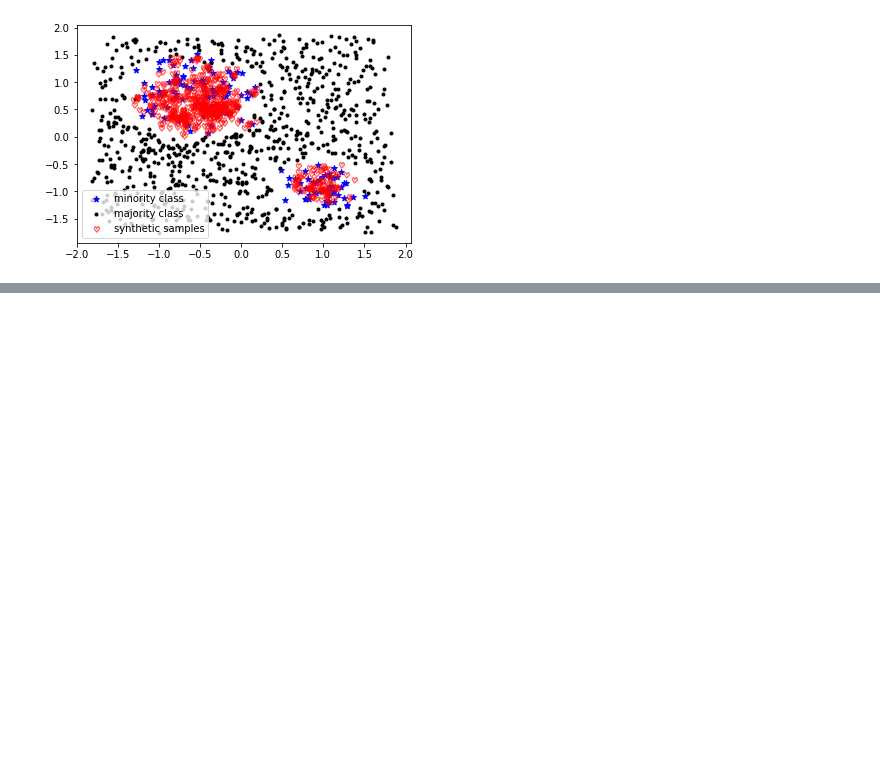
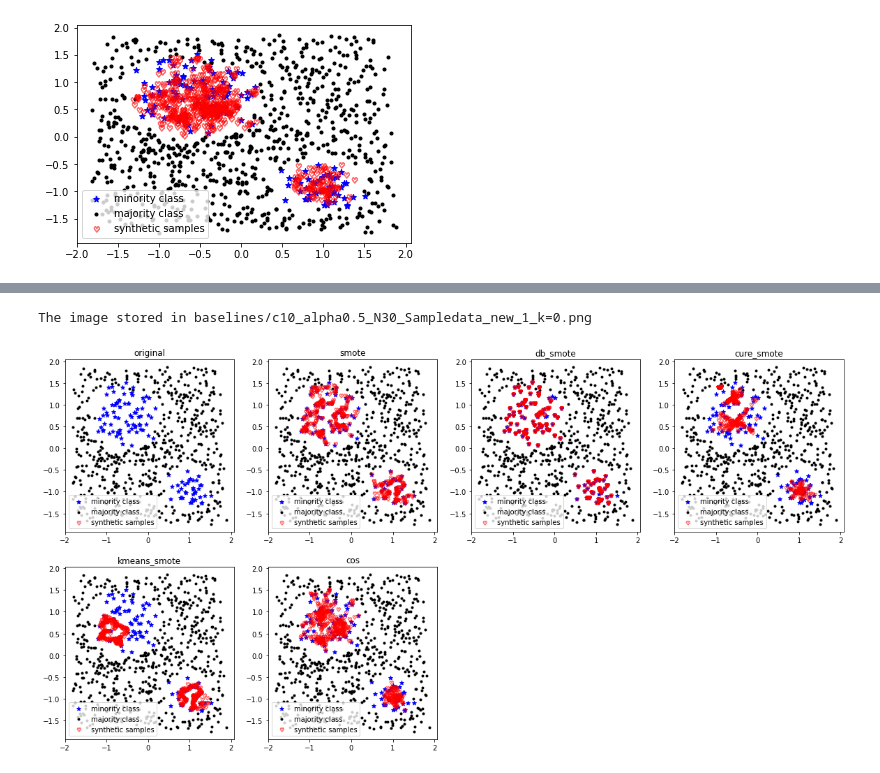
Before and after one commit to ghostqriver/AROSS, a Jupyter notebook: CodeBuiding.ipynb, the cells around one changed output, grey strips where cells are left out. Saved outputs shown, nothing was run; the diff lists cells and outputs as text; code cells hidden in the pictures; blank space fills up the shorter version.

```diff
--- a/CodeBuiding.ipynb
+++ b/CodeBuiding.ipynb
@@ -339,0 +348,4 @@ generate 1 points around half safe area of rep point [-0.54208818  1.44734523]
+# %%
+cos_paras = {'c' : 10,
+             'alpha': 0.5,
+             'N':30}
@@ -339,0 +383,3 @@ generate 1 points around half safe area of rep point [-0.54208818  1.44734523]
+# %%
+baseline.show_baseline('Sampledata_new_1',random_state=0,pos_label=None,args=cos_paras)
+# %% [output]
@@ -339,0 +405,2 @@ generate 1 points around half safe area of rep point [-0.54208818  1.44734523]
+The image stored in baselines/c10_alpha0.5_N30_Sampledata_new_1_k=0.png
+[figure, added]
```
Also changed, not shown: parts of 18 cells of this notebook, 28 other files.
